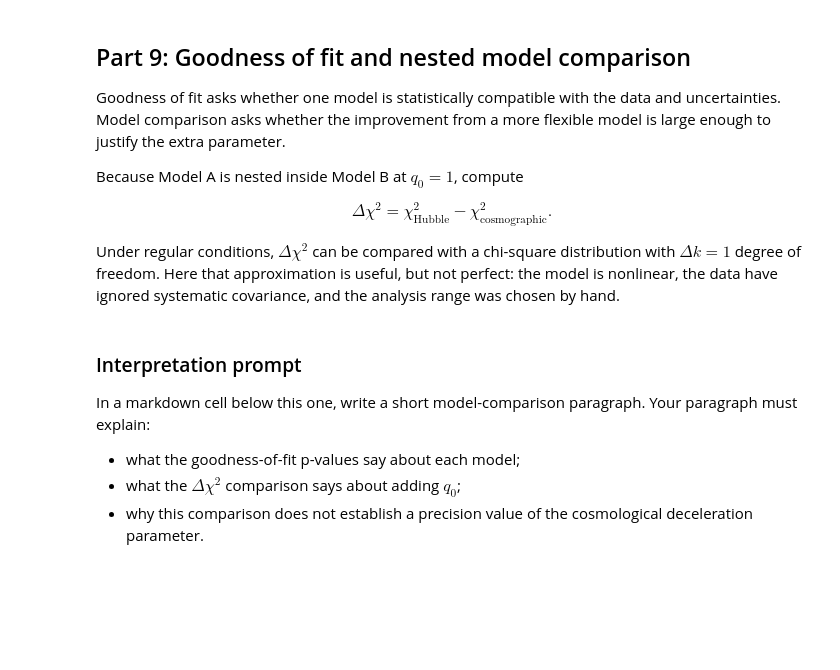
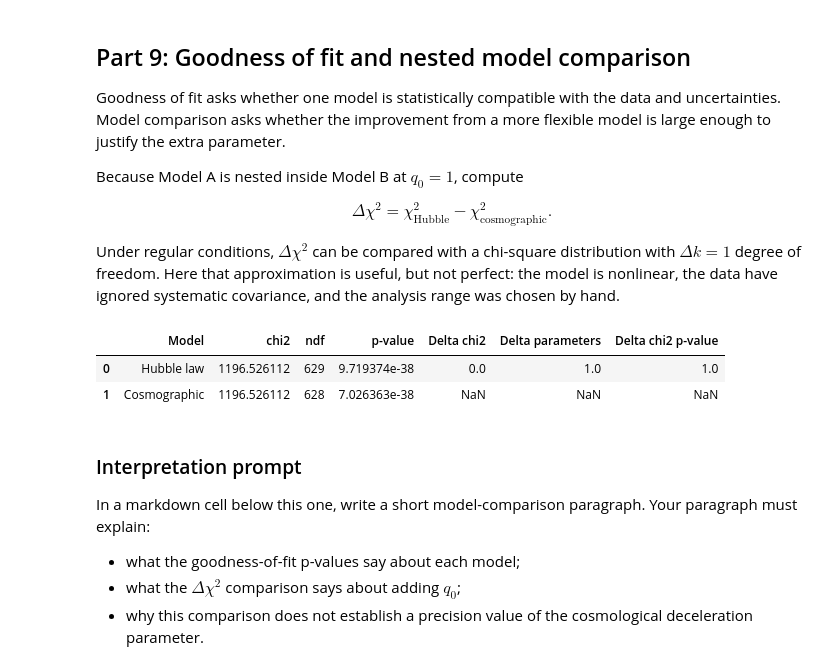
Before and after one commit to Mohommed729/mohommed_assignment_2, a Jupyter notebook: notebooks/assignment2_supernova_hubble_diagram.ipynb, the cells around one changed output. Saved outputs shown, nothing was run; the diff lists cells and outputs as text; code cells hidden in the pictures; blank space fills up the shorter version.

```diff
--- a/notebooks/assignment2_supernova_hubble_diagram.ipynb
+++ b/notebooks/assignment2_supernova_hubble_diagram.ipynb
@@ -318,7 +318,7 @@ def hubble_law_magnitude(redshift, intercept):
 
 
 def cosmographic_magnitude(redshift, intercept, q0):
-    return intercept + 5 * np.log10(redshift*(1+((1-q0)/2)))
+    return intercept + 5 * np.log10(redshift*(1+((1-q0)/2)*z))
 
 
 def normalized_residuals(data, model_function, *parameters):
@@ -592,28 +593,80 @@ Under regular conditions, $\Delta\chi^2$ can be compared with a chi-square distr
 # %%
 # TODO: Compute goodness-of-fit and nested-model comparison quantities.
 #
 # Complete instructions:
 # 1. Use goodness_of_fit for the Hubble-law model and cosmographic model.
 # 2. Compute delta_chi2 = chi2_hubble - chi2_cosmographic.
 # 3. Compute delta_parameters = number of cosmographic parameters minus
 #    number of Hubble-law parameters.
 # 4. Compute delta_chi2_p_value = chi2.sf(delta_chi2, delta_parameters).
 # 5. Build and display a comparison_table with chi2, ndf, goodness-of-fit
 #    p-values, Delta chi2, Delta parameters, and the Delta-chi-square p-value.
 #
 # Course reference: Lecture 7 Part 4 covered nested hypotheses and
 # Delta chi-square tests. Remember that the usual chi-square calibration
 # depends on regularity assumptions.
-hubble_gof = ...
-cosmo_gof = ...
+from scipy.stats import chi2
 
-delta_chi2 = ...
-delta_parameters = ...
-delta_chi2_p_value = ...
+# Goodness of fit for each model
+hubble_gof = goodness_of_fit(
+    analysis_data,
+    hubble_law_magnitude,
+    *hubble_popt
+)
 
-comparison_table = ...
+cosmo_gof = goodness_of_fit(
+    analysis_data,
+    cosmographic_magnitude,
+    *cosmo_popt
+)
 
-comparison_table
+# Nested-model comparison
+delta_chi2 = hubble_gof["chi2"] - cosmo_gof["chi2"]
+
+delta_parameters = len(cosmo_popt) - len(hubble_popt)
+
+delta_chi2_p_value = chi2.sf(
+    delta_chi2,
+    delta_parameters
+)
+
+# Construct comparison table
+comparison_table = pd.DataFrame({
+    "Model": [
+        "Hubble law",
+        "Cosmographic"
+    ],
+    "chi2": [
+        hubble_gof["chi2"],
+        cosmo_gof["chi2"]
+    ],
+    "ndf": [
+        hubble_gof["ndf"],
+        cosmo_gof["ndf"]
+    ],
+    "p-value": [
+        hubble_gof["p-value"],
+        cosmo_gof["p-value"]
+    ],
+    "Delta chi2": [
+        delta_chi2,
+        np.nan
+    ],
+    "Delta parameters": [
+        delta_parameters,
+        np.nan
+    ],
+    "Delta chi2 p-value": [
+        delta_chi2_p_value,
+        np.nan
+    ]
+})
+
+display(comparison_table)
+# %% [output]
+|  | Model | chi2 | ndf | p-value | Delta chi2 | Delta parameters | Delta chi2 p-value |
+| 0 | Hubble law | 1196.526112 | 629 | 9.719374e-38 | 0.0 | 1.0 | 1.0 |
+| 1 | Cosmographic | 1196.526112 | 628 | 7.026363e-38 | NaN | NaN | NaN |
 # %% [markdown]
 ### Interpretation prompt
 
```
Also changed, not shown: parts of 5 cells of this notebook, 4 other files.
